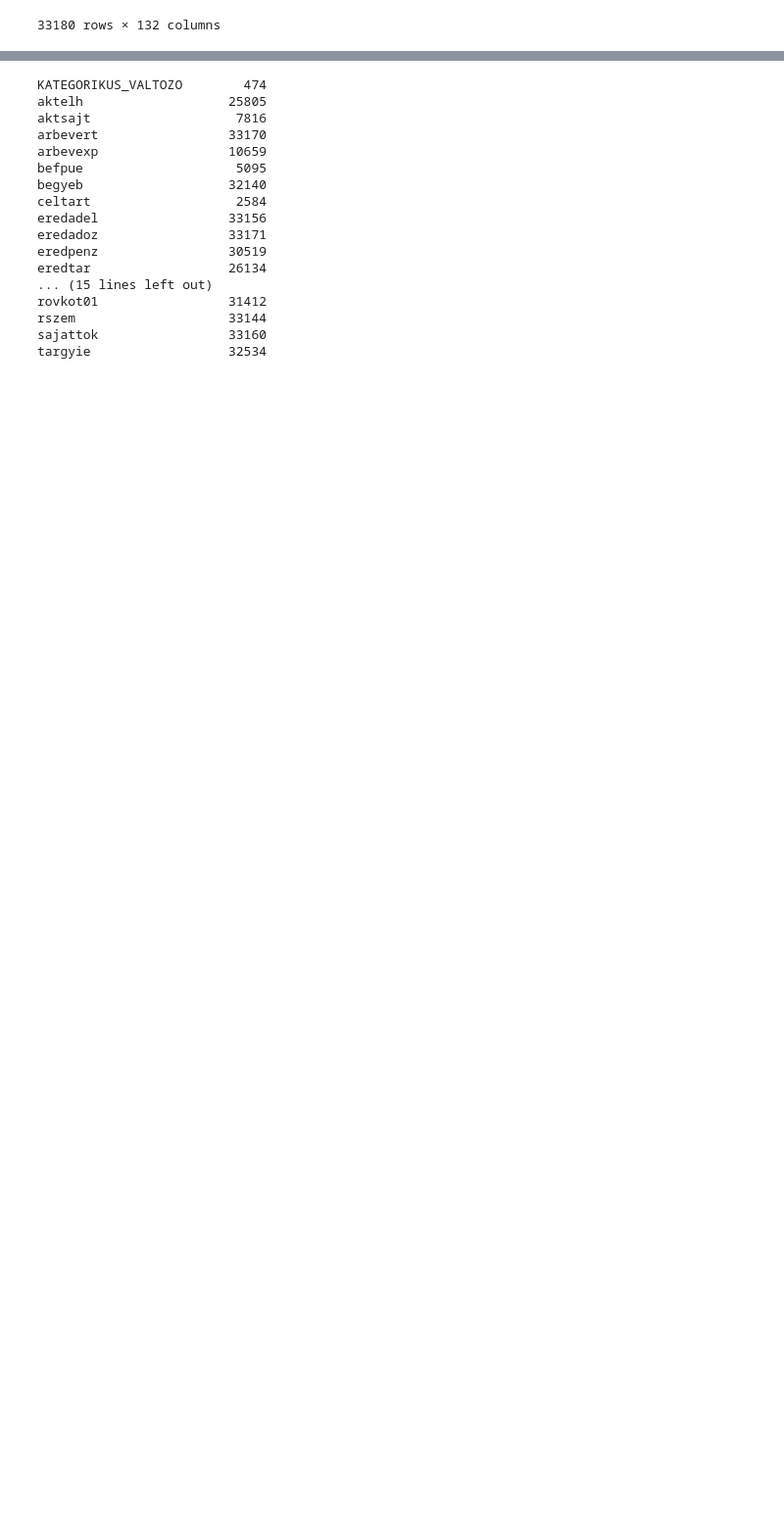
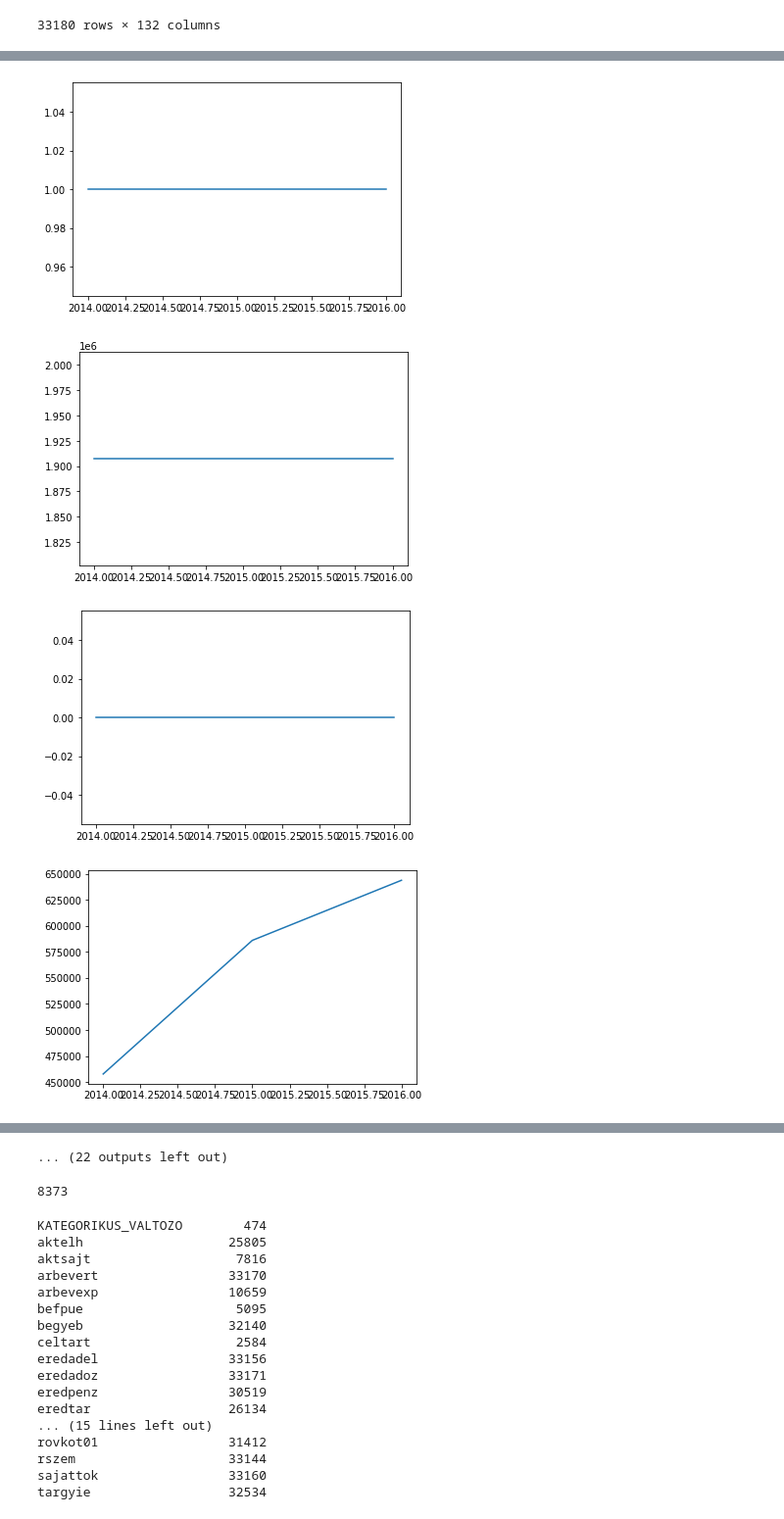
Before and after one commit to LorenFiorini/ideal-octo-spork, a Jupyter notebook: plot.ipynb, the cells around one changed output, grey strips where cells are left out. Shown at 98% size. Drawn from its saved outputs; the diff is of its cells as text; code cells hidden in the pictures; blank space fills up the shorter version.

```diff
--- a/plot.ipynb
+++ b/plot.ipynb
@@ -35,10 +36,21 @@ for year in row:
         for y in row:
             con |= (y in cols[j])
         if year in cols[j] or not con:
+            '''
+            try:
+                d.append(float(df.iloc[0][j]))
+            except:'''
             d.append(df.iloc[0][j])
-    data[year] = d
+    #d = pd.Series(d)
+    #pd.to_numeric(d, errors = 'ignore')
+    data[int(year)] = d
+
+#row = [int(r) for r in row]
 
 df0 = pd.DataFrame(data, index = col).T
+for a in df0:
+    pd.to_numeric(a, errors = 'ignore')
+
 df0
 # %% [output]
 |  | id | target_reg | KATEGORIKUS_VALTOZO | MEGYE | SZEKHELY_IR_SZAM | aktelh | aktsajt | alakul_ev | ... |
@@ -46,9 +58,19 @@ df0
 | 2015 | 1 | 1907229.0 | 0 | Győr-Moson-Sopron | zipcode_1 | 586098.0 | 849583.0 | 1976.0 | ... |
 | 2016 | 1 | 1907229.0 | 0 | Győr-Moson-Sopron | zipcode_1 | 643830.0 | 1234907.0 | 1976.0 | ... |
 # %%
-
+'''
 ls = df.columns.values
 for i in range(len(ls)):
     print(ls[i])
     if '2014' in ls[i]:
-        i += 2
+        i += 2'''
+a = df.columns.values
+b = df.dtypes
+n = len(a)
+ans = []
+
+for i in range(n):
+    if b[i] != object and ('2015' not in a[i]) and ('2016' not in a[i]) :
+        s = a[i].replace('_2014', '')
+        ans.append(s)
+ans
@@ -54,0 +95,11 @@ for i in range(len(ls)):
+# %%
+
+for c in df0:
+    if c in ans:
+        plt.plot(df0[c])
+        plt.show()
+# %% [output]
+[figure, added]
+[figure, added]
+[figure, added]
+[figure, added]
@@ -55,3 +114,12 @@ for i in range(len(ls)):
+... (22 outputs left out)
+# %%
+'''for c in df.columns.values:
+    print(c)'''
+
+res = df.index[df['target_reg'] != 0].tolist()
+len(res)
+# %% [output]
+8373
 # %%
 col = ['KATEGORIKUS_VALTOZO',
 #      'MEGYE',
```
Also changed, not shown: parts of 3 cells of this notebook.
